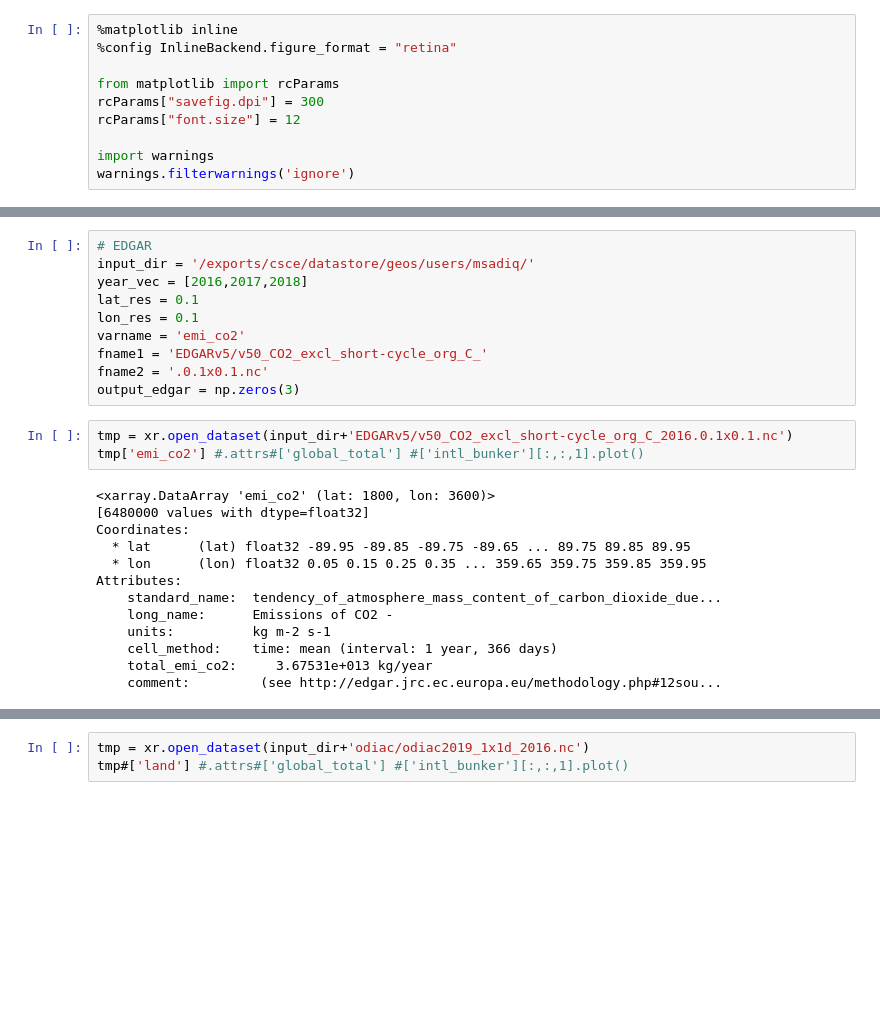
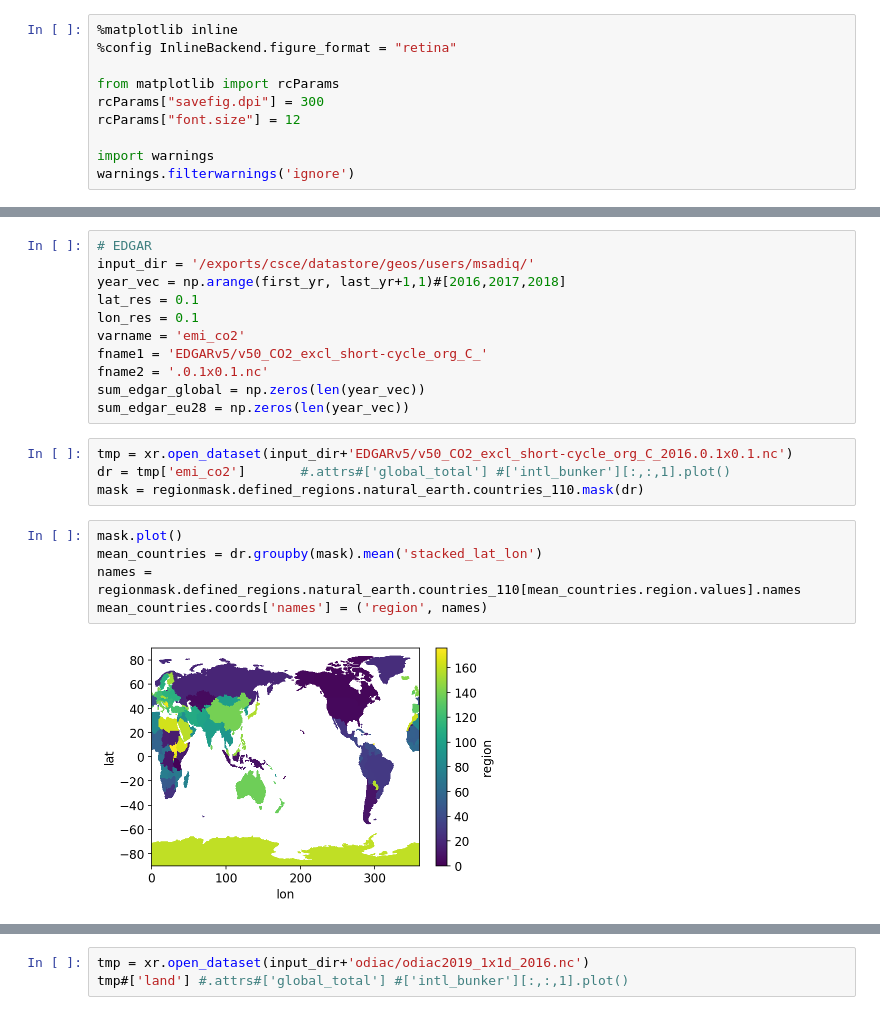
Before and after one commit to MehliyarSadiq/geoschem_simulations, a Jupyter notebook: forward/python/annual_total_anthrop.ipynb, the cells around one changed output, grey strips where cells are left out. Saved outputs shown, nothing was run; the diff lists cells and outputs as text; blank space fills up the shorter version.

```diff
--- a/forward/python/annual_total_anthrop.ipynb
+++ b/forward/python/annual_total_anthrop.ipynb
@@ -22,26 +32,22 @@ from util.gamap_colormap import WhGrYlRd
 # %%
 # EDGAR
 input_dir = '/exports/csce/datastore/geos/users/msadiq/'
-year_vec = [2016,2017,2018]
+year_vec = np.arange(first_yr, last_yr+1,1)#[2016,2017,2018]
 lat_res = 0.1
 lon_res = 0.1
 varname = 'emi_co2'
 fname1 = 'EDGARv5/v50_CO2_excl_short-cycle_org_C_'
 fname2 = '.0.1x0.1.nc'
-output_edgar = np.zeros(3)
+sum_edgar_global = np.zeros(len(year_vec))
+sum_edgar_eu28 = np.zeros(len(year_vec))
 # %%
 tmp = xr.open_dataset(input_dir+'EDGARv5/v50_CO2_excl_short-cycle_org_C_2016.0.1x0.1.nc')
-tmp['emi_co2'] #.attrs#['global_total'] #['intl_bunker'][:,:,1].plot()
+dr = tmp['emi_co2']       #.attrs#['global_total'] #['intl_bunker'][:,:,1].plot()
+mask = regionmask.defined_regions.natural_earth.countries_110.mask(dr)
-# %% [output]
-<xarray.DataArray 'emi_co2' (lat: 1800, lon: 3600)>
-[6480000 values with dtype=float32]
-Coordinates:
-  * lat      (lat) float32 -89.95 -89.85 -89.75 -89.65 ... 89.75 89.85 89.95
-  * lon      (lon) float32 0.05 0.15 0.25 0.35 ... 359.65 359.75 359.85 359.95
-Attributes:
-    standard_name:  tendency_of_atmosphere_mass_content_of_carbon_dioxide_due...
-    long_name:      Emissions of CO2 -
-    units:          kg m-2 s-1
-    cell_method:    time: mean (interval: 1 year, 366 days)
-    total_emi_co2:     3.67531e+013 kg/year
-    comment:         (see http://edgar.jrc.ec.europa.eu/methodology.php#12sou...
+# %%
+mask.plot()
+mean_countries = dr.groupby(mask).mean('stacked_lat_lon')
+names = regionmask.defined_regions.natural_earth.countries_110[mean_countries.region.values].names
+mean_countries.coords['names'] = ('region', names)
+# %% [output]
+[figure, added]
```
Also changed, not shown: parts of 11 cells of this notebook, 6 other files.
